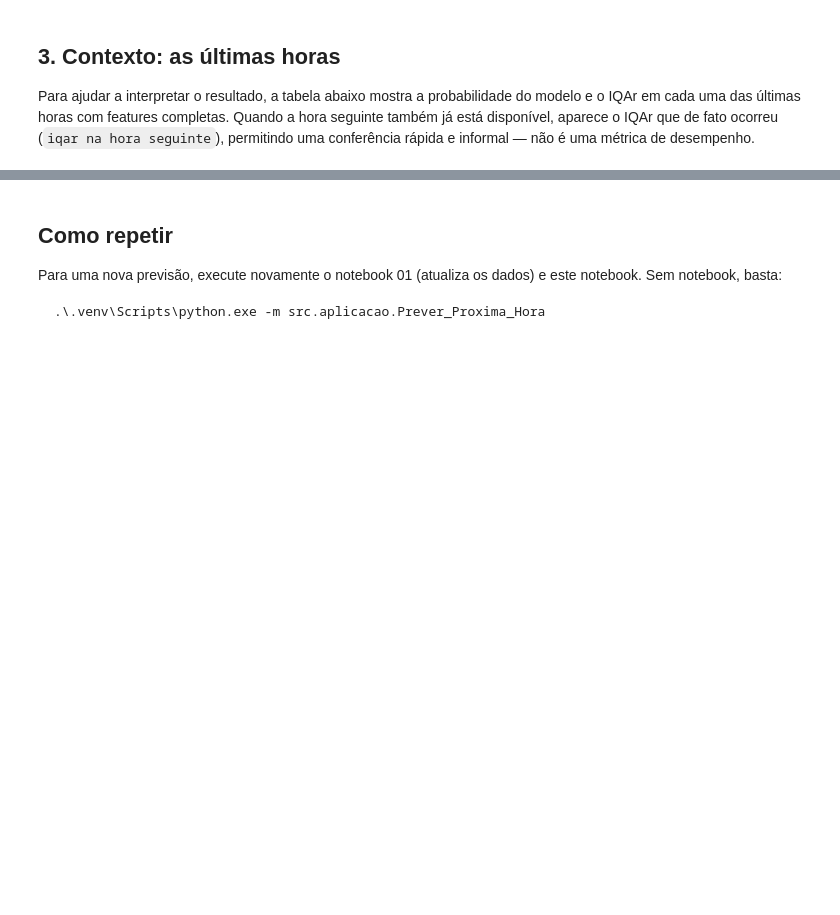
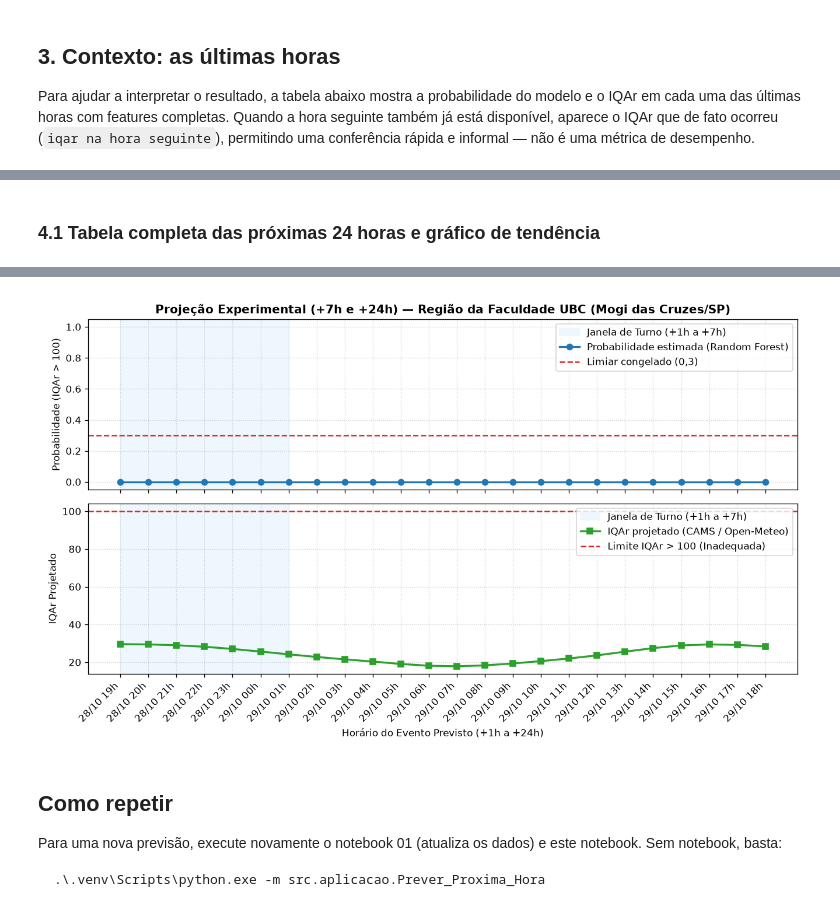
Before and after one commit to DiogoGomesB/Ciencia-de-Dados-e-Aprendizagem-de-Maquina, a Jupyter notebook: notebooks/03_Previsao_Proxima_Hora.ipynb, the cells around one changed output, grey strips where cells are left out. Cells and saved outputs as stored; diff of their text form; code cells hidden in the pictures; blank space fills up the shorter version.

Commit message:
Melhoria dos textos das Sptins e melhoria no proejto para pegar previsao das proximas horas tambem como extra.

```diff
--- a/notebooks/03_Previsao_Proxima_Hora.ipynb
+++ b/notebooks/03_Previsao_Proxima_Hora.ipynb
@@ -108,0 +96,14 @@ completas[['time', 'iqar', 'probabilidade', 'alerta', 'iqar na hora seguinte']].
+# %%
+projecao_24h = projetar_proximas_horas(horas_frente=24)
+projecao_7h = projecao_24h.head(7)
+
+alertas_7h = int((projecao_7h['probabilidade estimada de IQAr > 100'] >= limiar).sum())
+alertas_24h = int((projecao_24h['probabilidade estimada de IQAr > 100'] >= limiar).sum())
+pico_iqar = float(projecao_24h['iqar projetado (CAMS)'].max())
+prob_max = float(projecao_24h['probabilidade estimada de IQAr > 100'].max())
+
+print(f'Alertas previstos nas próximas 7h (turno): {alertas_7h}/7 horas')
+print(f'Alertas previstos nas próximas 24h (dia): {alertas_24h}/24 horas')
+print(f'Pico de IQAr projetado (CAMS) em 24h: {pico_iqar:.2f} | Probabilidade máxima (RF): {prob_max:.4f}')
+
+projecao_7h
@@ -108,0 +122,33 @@ completas[['time', 'iqar', 'probabilidade', 'alerta', 'iqar na hora seguinte']].
+# %% [markdown]
+### 4.1 Tabela completa das próximas 24 horas e gráfico de tendência
+# %%
+import matplotlib.pyplot as plt
+
+display(projecao_24h)
+
+fig, (ax1, ax2) = plt.subplots(2, 1, figsize=(11, 6.5), sharex=True)
+x = range(1, len(projecao_24h) + 1)
+labels = [pd.Timestamp(t).strftime('%d/%m %Hh') for t in projecao_24h['horário do evento previsto']]
+
+ax1.axvspan(1, 7, color='#e8f4fd', alpha=0.7, label='Janela de Turno (+1h a +7h)')
+ax1.plot(x, projecao_24h['probabilidade estimada de IQAr > 100'], marker='o', color='#1f77b4', linewidth=2, label='Probabilidade estimada (Random Forest)')
+ax1.axhline(limiar, color='#d62728', linestyle='--', linewidth=1.5, label=f'Limiar congelado ({limiar})')
+ax1.set_ylabel('Probabilidade (IQAr > 100)')
+ax1.set_ylim(-0.05, 1.05)
+ax1.set_title('Projeção Experimental (+7h e +24h) — Região da Faculdade UBC (Mogi das Cruzes/SP)', fontweight='bold')
+ax1.grid(True, linestyle=':', alpha=0.6)
+ax1.legend(loc='upper right')
+
+ax2.axvspan(1, 7, color='#e8f4fd', alpha=0.7, label='Janela de Turno (+1h a +7h)')
+ax2.plot(x, projecao_24h['iqar projetado (CAMS)'], marker='s', color='#2ca02c', linewidth=2, label='IQAr projetado (CAMS / Open-Meteo)')
+ax2.axhline(100.0, color='#d62728', linestyle='--', linewidth=1.5, label='Limite IQAr > 100 (Inadequada)')
+ax2.set_ylabel('IQAr Projetado')
+ax2.set_xlabel('Horário do Evento Previsto (+1h a +24h)')
+ax2.set_xticks(list(x))
+ax2.set_xticklabels(labels, rotation=45, ha='right')
+ax2.grid(True, linestyle=':', alpha=0.6)
+ax2.legend(loc='upper right')
+
+fig.tight_layout()
+plt.show()
+# %% [output]
@@ -109,3 +172,4 @@ completas[['time', 'iqar', 'probabilidade', 'alerta', 'iqar na hora seguinte']].
+[figure, added]
 # %% [markdown]
 ## Como repetir
 
```
Also changed, not shown: parts of 5 cells of this notebook, 10 other files.
